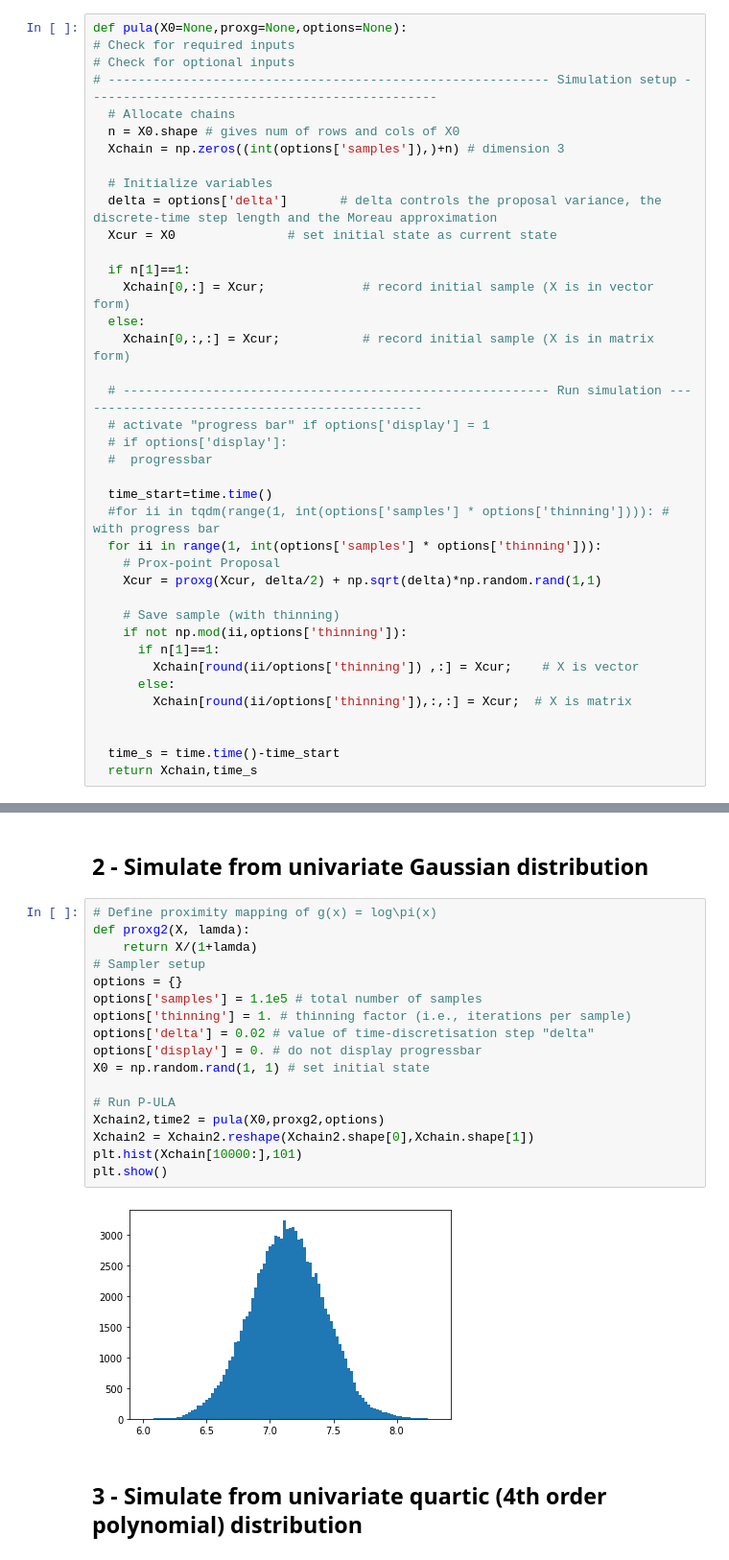
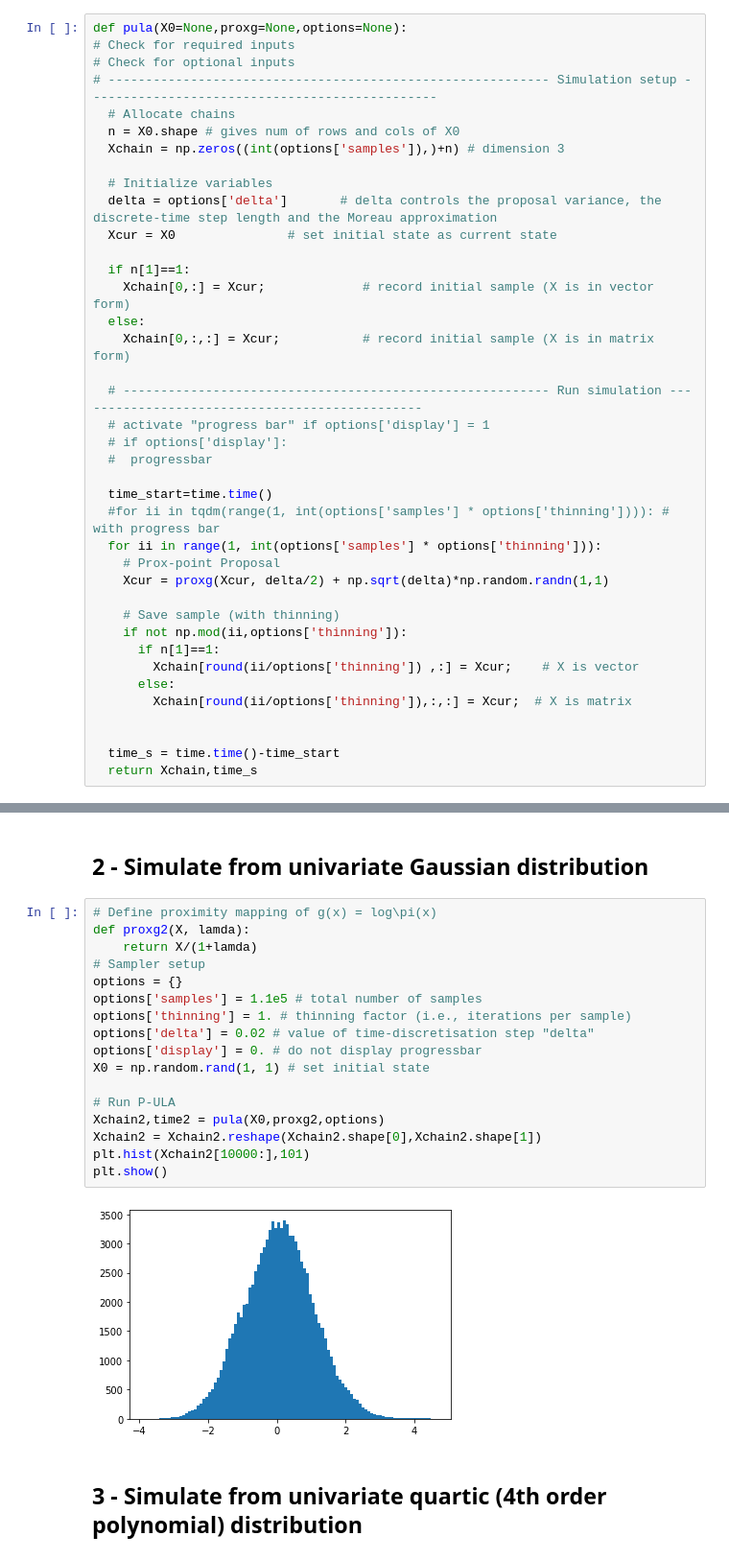
Before and after one commit to YuheBAI/Proximal_MCMC, a Jupyter notebook: Proximal_MCMC.ipynb, the cells around one changed output, grey strips where cells are left out. Shown at 96% size. Saved outputs shown, nothing was run; the diff lists cells and outputs as text.

```diff
--- a/Proximal_MCMC.ipynb
+++ b/Proximal_MCMC.ipynb
@@ -90,7 +75,7 @@ def pula(X0=None,proxg=None,options=None):
   #for ii in tqdm(range(1, int(options['samples'] * options['thinning']))): # with progress bar
   for ii in range(1, int(options['samples'] * options['thinning'])):
     # Prox-point Proposal
-    Xcur = proxg(Xcur, delta/2) + np.sqrt(delta)*np.random.rand(1,1)
+    Xcur = proxg(Xcur, delta/2) + np.sqrt(delta)*np.random.randn(1,1)
 
     # Save sample (with thinning)
     if not np.mod(ii,options['thinning']):
@@ -349,22 +420,22 @@ plt.show()
 # %%
 # Define proximity mapping of g(x) = log\pi(x)
 def proxg2(X, lamda):
     return X/(1+lamda)
 # Sampler setup
 options = {}
 options['samples'] = 1.1e5 # total number of samples
 options['thinning'] = 1. # thinning factor (i.e., iterations per sample)
 options['delta'] = 0.02 # value of time-discretisation step "delta"
 options['display'] = 0. # do not display progressbar
 X0 = np.random.rand(1, 1) # set initial state
 
 # Run P-ULA
 Xchain2,time2 = pula(X0,proxg2,options)
-Xchain2 = Xchain2.reshape(Xchain2.shape[0],Xchain.shape[1])
-plt.hist(Xchain[10000:],101)
+Xchain2 = Xchain2.reshape(Xchain2.shape[0],Xchain2.shape[1])
+plt.hist(Xchain2[10000:],101)
 plt.show()
 # %% [output]
-[figure, old version]
+[figure, new version]
 # %% [markdown]
 ## 3 - Simulate from univariate quartic (4th order polynomial) distribution
 # %%
```
Also changed, not shown: parts of 19 cells of this notebook.
